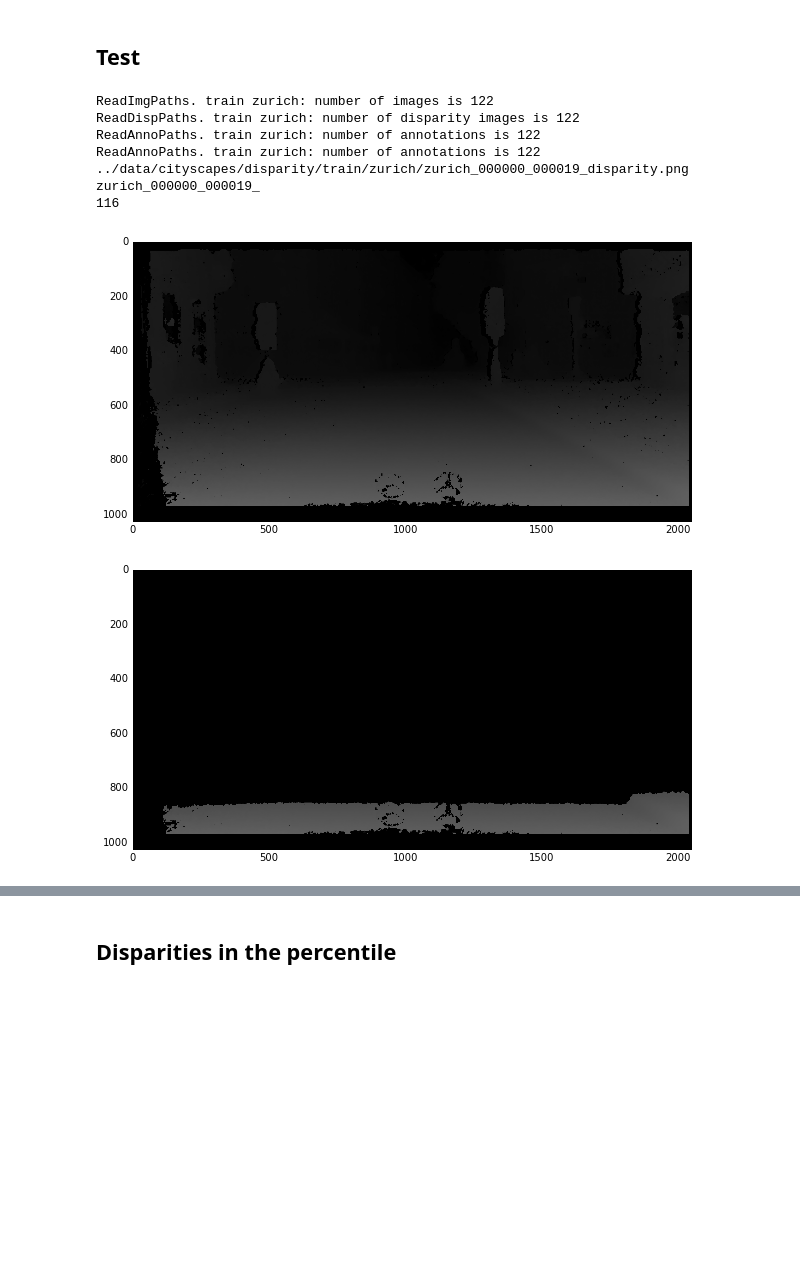
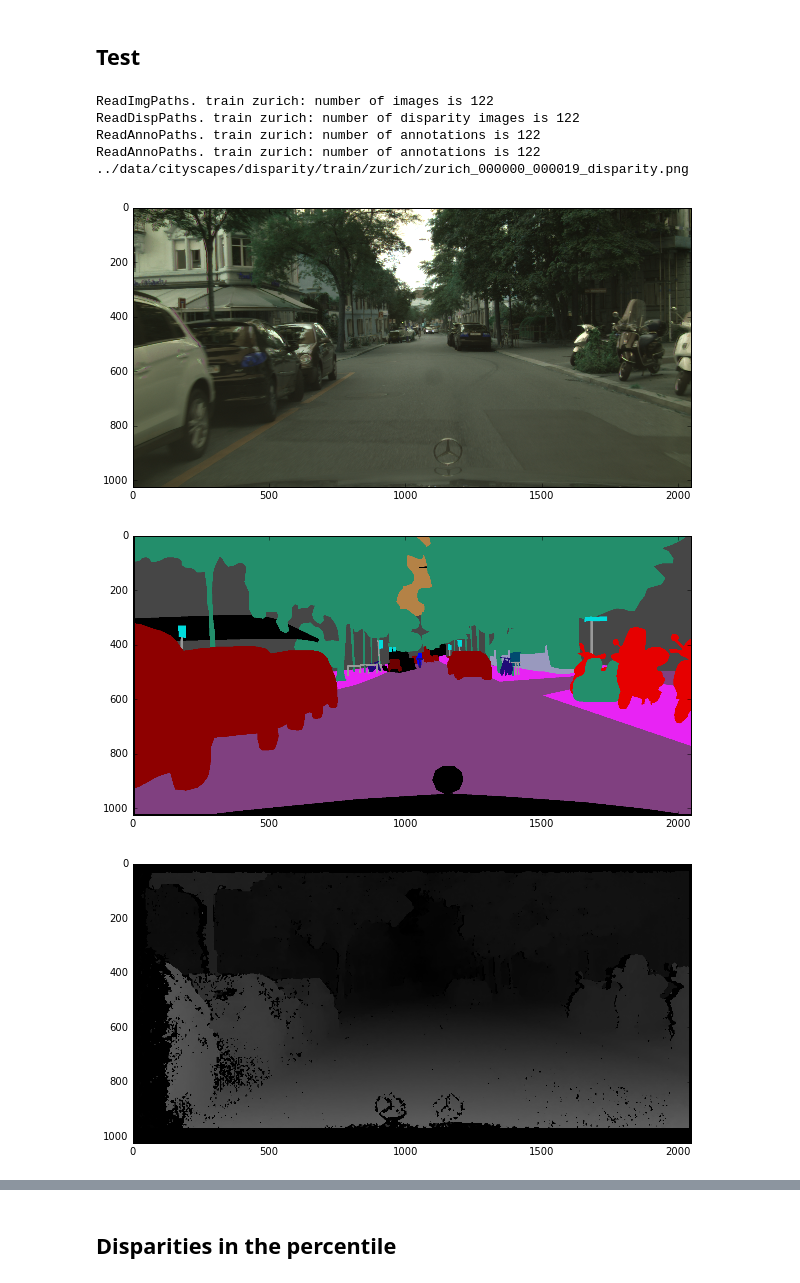
Before and after one commit to Avidereta/dl_project, a Jupyter notebook: preprocess_cityscapes.ipynb, the cells around one changed output, grey strips where cells are left out. Cells and saved outputs as stored; diff of their text form; code cells hidden in the pictures; blank space fills up the shorter version.

```diff
--- a/preprocess_cityscapes.ipynb
+++ b/preprocess_cityscapes.ipynb
@@ -213,50 +203,39 @@ def Plot(img):
     plt.imshow(img)
 # %% [markdown]
 ## Test
-# %%
-imgs = ReadImgPaths()
-disp_imgs = ReadDispPaths()
-annos = ReadAnnoPaths()
-anno_imgs = ReadAnnoImgPath()
-
-print disp_imgs[0]
-
-filename = os.path.split(imgs[0])[1]
-name = os.path.splitext(filename)[0][:-len(img_dir)]
-print name
-
-disp = cv2.imread(DispForImg(imgs[0]))
-print np.max(disp[np.nonzero(disp)])
-# %% [output]
-ReadImgPaths. train zurich: number of images is 122
-ReadDispPaths. train zurich: number of disparity images is 122
-ReadAnnoPaths. train zurich: number of annotations is 122
-ReadAnnoPaths. train zurich: number of annotations is 122
-../data/cityscapes/disparity/train/zurich/zurich_000000_000019_disparity.png
-zurich_000000_000019_
-116
+# %%
+imgs_paths = ReadImgPaths()
+disp_imgs_paths = ReadDispPaths()
+annos_paths = ReadAnnoPaths()
+anno_imgs_paths = ReadAnnoImgPath()
+
+print disp_imgs_paths[0]
+# %% [output]
+ReadImgPaths. train zurich: number of images is 122
+ReadDispPaths. train zurich: number of disparity images is 122
+ReadAnnoPaths. train zurich: number of annotations is 122
+ReadAnnoPaths. train zurich: number of annotations is 122
+../data/cityscapes/disparity/train/zurich/zurich_000000_000019_disparity.png
 # %%
 # good example nmb_image = 41, 12
+i = np.random.randint(0,len(disp_imgs_paths))
 
-nmb_img = np.random.randint(0,len(disp_imgs))
-# print 'image index in list imgs:', nmb_img
+disp = cv2.imread(disp_imgs_paths[i])
+img = cv2.imread(imgs_paths[i])
+img_path = imgs_paths[i]
+anno_img = cv2.imread(anno_imgs_paths[i])
 
-# print disp.shape
-# print disp_imgs[nmb_img]
-# print imgs[nmb_img]
+Plot(img)
+Plot(anno_img)
 
-disp = cv2.imread(disp_imgs[nmb_img])
-img = cv2.imread(imgs[nmb_img])
-img_path = imgs[nmb_img]
-
-# print 'max disparity:', disp.max()
+''' All disparity'''
 Plot(disp)
 
-''' In percentile '''
+''' Disparity in percentile '''
 disp_perc = disp.copy()
 disp_perc[disp < np.percentile(disp, 90)] = 0
-# print disp.max()
 Plot(disp_perc)
 # %% [output]
-[figure, old version]
+[figure, new version]
-[figure, old version]
+[figure, new version]
+[figure, added]
```
Also changed, not shown: parts of 10 cells of this notebook.
